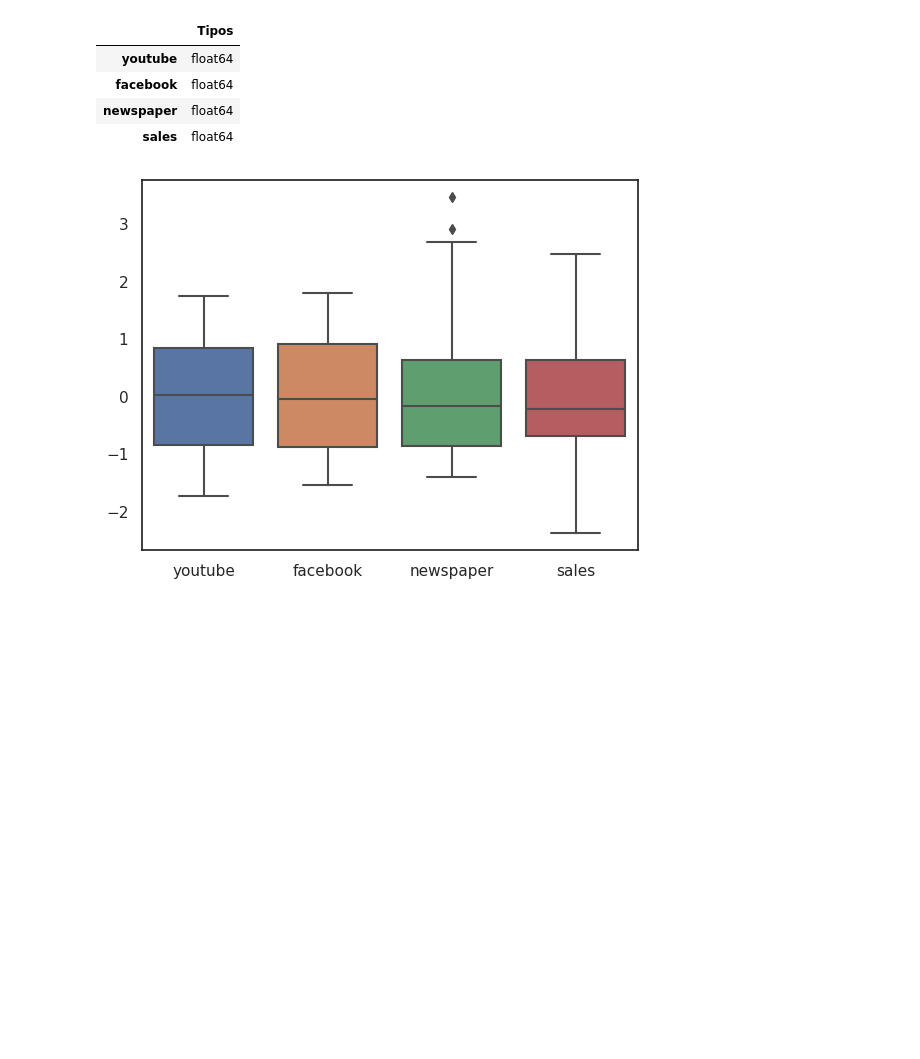
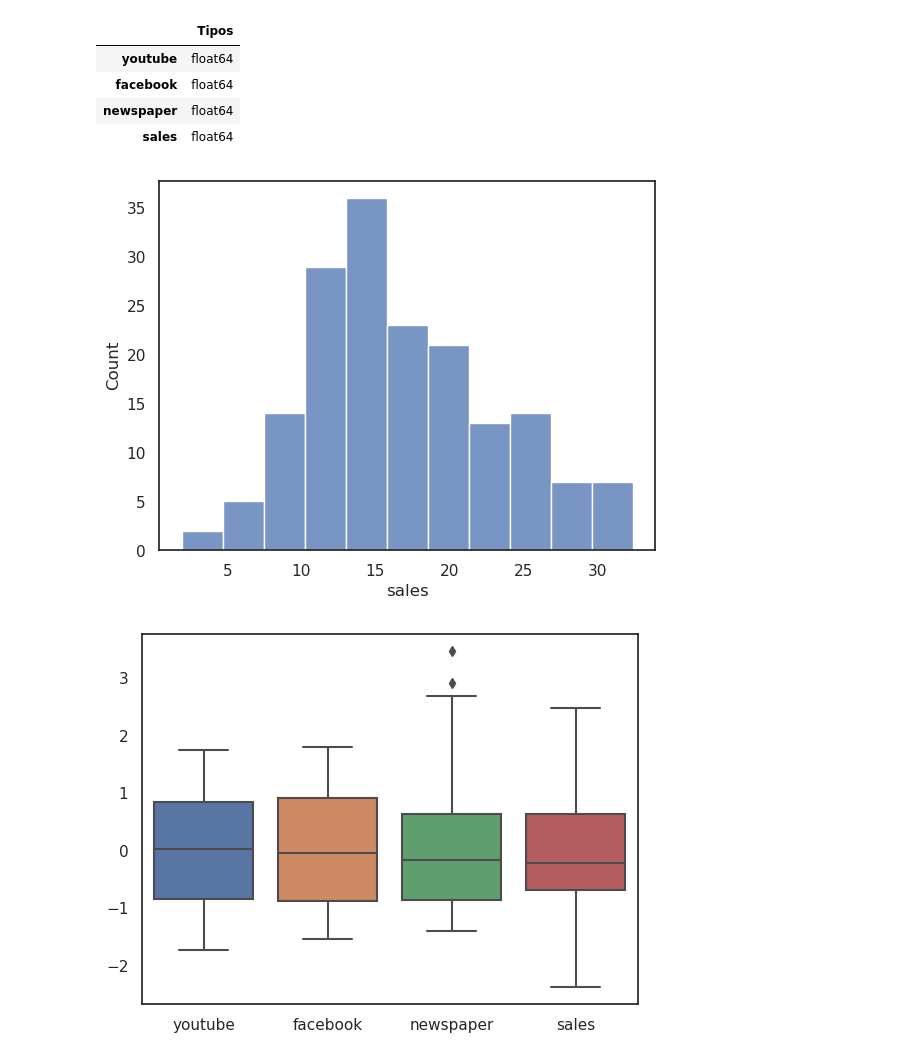
Before and after one commit to SamuelBarbosaDev/DataExpert, a Jupyter notebook: core/core/challenges/4/main.ipynb, the cells around one changed output. Drawn from its saved outputs; the diff is of its cells as text; code cells hidden in the pictures; blank space fills up the shorter version.

```diff
--- a/core/core/challenges/4/main.ipynb
+++ b/core/core/challenges/4/main.ipynb
@@ -141,6 +204,10 @@ challenge.verificando_tipos(df=df)
 | facebook | float64 |
 | newspaper | float64 |
 | sales | float64 |
+# %%
+challenge.verificando_a_distribuição(df=df, coluna='sales')
+# %% [output]
+[figure, added]
 # %%
 challenge.identificando_outliers(df=df)
 # %% [output]
```
Also changed, not shown: parts of 18 cells of this notebook.
